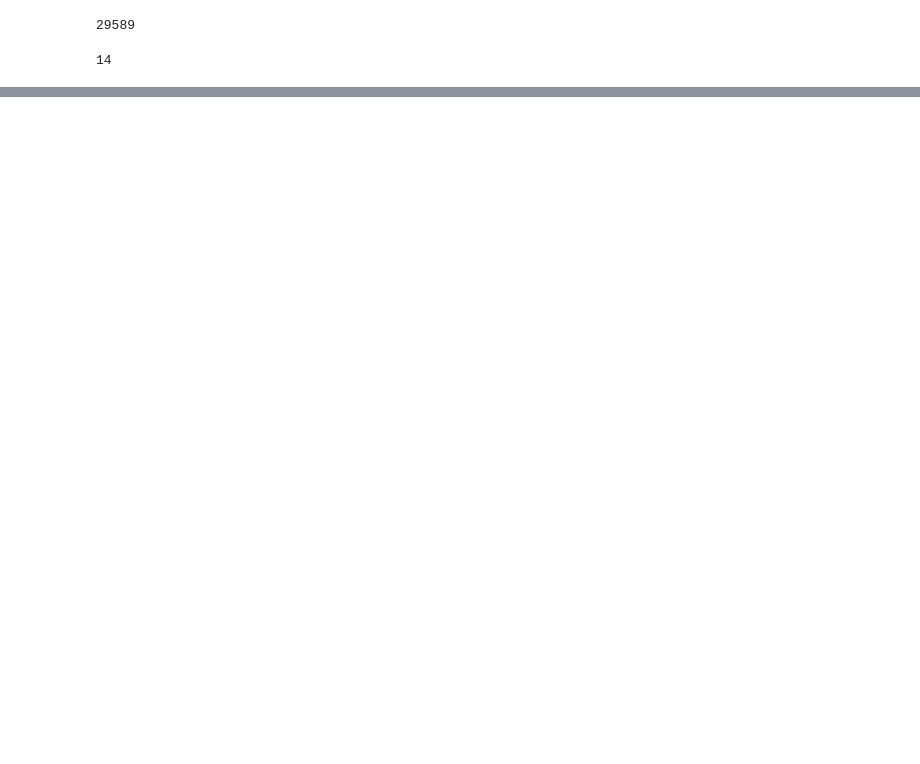
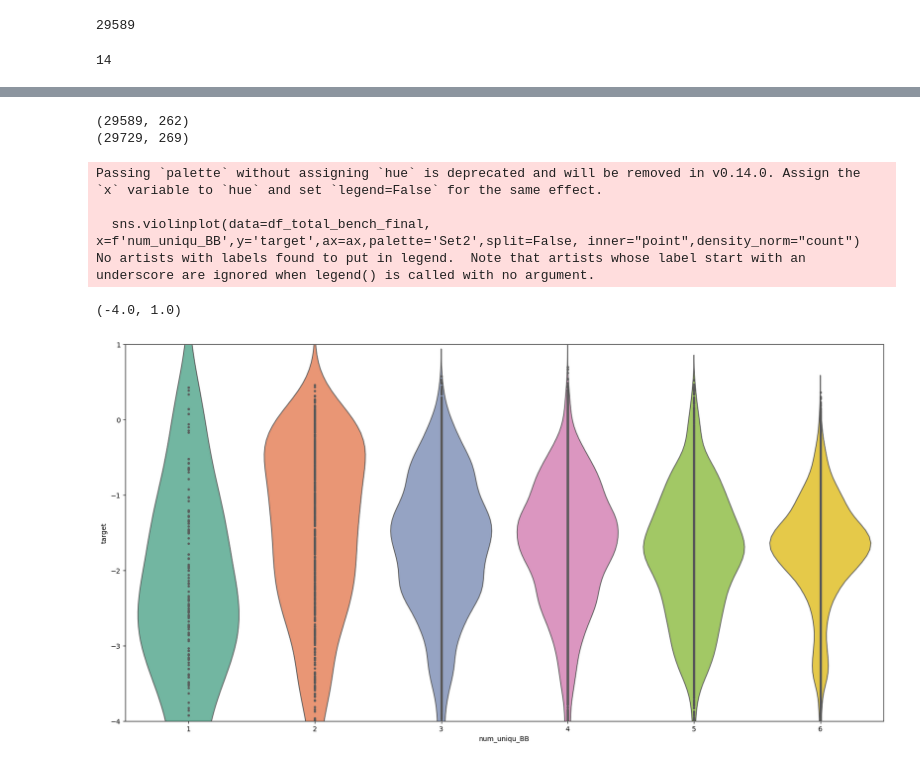
Before and after one commit to mohammedazzouzi15/STK_search, a Jupyter notebook: Example_notebooks/5_calculate_constructed_molecules_property.ipynb, the cells around one changed output, grey strips where cells are left out. Saved outputs shown, nothing was run; the diff lists cells and outputs as text; code cells hidden in the pictures; blank space fills up the shorter version.

```diff
--- a/Example_notebooks/5_calculate_constructed_molecules_property.ipynb
+++ b/Example_notebooks/5_calculate_constructed_molecules_property.ipynb
@@ -90,0 +105,4 @@ submit_job(script_qsub,)
+# %%
+df_total_new['InChIKey_list'] = list(np.vstack([df_total_new[f'InChIKey_{i}'] for i in range(6)]).T)
+df_total_new['num_uniqu_BB'] = df_total_new['InChIKey_list'].apply(lambda x: len(set(x)))
+df_total_new['num_uniqu_BB'].value_counts()
@@ -90,0 +118,33 @@ submit_job(script_qsub,)
+# %%
+print(df_total.shape)
+df_total_bench = pd.concat([df_total,df_total_new[df_total_new['num_uniqu_BB']==1]], ignore_index=True).reset_index(drop=True)
+print(df_total_bench.shape)
+# %% [output]
+(29589, 262)
+(29729, 269)
+# %%
+df_to_add = df_total_new[~df_total_new['InChIKey'].isin(df_total_bench['InChIKey'])].sample(30000- df_total_bench.shape[0],random_state=42)
+df_total_bench_final = pd.concat([df_total_bench,df_to_add]).reset_index(drop=True)
+# %%
+#drop columns from datafram
+#df_total_bench_final = df_total_bench_final.select_dtypes(exclude=['object'])
+df_total_bench_final = df_total_bench_final[list(df_total.columns[1:28])]
+df_total_bench_final_path = 'data/output/Full_dataset/30K_benchmark_150524.csv'
+df_total_bench_final.to_csv(df_total_bench_final_path,index = False)
+# %%
+import seaborn as sns
+import matplotlib.pyplot as plt
+fig,ax = plt.subplots(1,1,figsize=(20,10))
+df_total_bench_final['InChIKey_list'] = list(np.vstack([df_total_bench_final[f'InChIKey_{i}'] for i in range(6)]).T)
+df_total_bench_final['num_uniqu_BB'] = df_total_bench_final['InChIKey_list'].apply(lambda x: len(set(x)))
+sns.violinplot(data=df_total_bench_final, x=f'num_uniqu_BB',y='target',ax=ax,palette='Set2',split=False, inner="point",density_norm="count")
+#sns.swarmplot(data=df_plot, x=f'num_uniqu_BB',y='target',ax=ax,color='k',size=3)#,split=False, inner="point",density_norm="area")
+ax.legend().set_visible(False)
+ax.set_ylim(-4,1)
+# %% [output]
+Passing `palette` without assigning `hue` is deprecated and will be removed in v0.14.0. Assign the `x` variable to `hue` and set `legend=False` for the same effect.
+
+  sns.violinplot(data=df_total_bench_final, x=f'num_uniqu_BB',y='target',ax=ax,palette='Set2',split=False, inner="point",density_norm="count")
+No artists with labels found to put in legend.  Note that artists whose label start with an underscore are ignored when legend() is called with no argument.
+(-4.0, 1.0)
+[figure, added]
```
Also changed, not shown: parts of 8 cells of this notebook, 3 other files.
